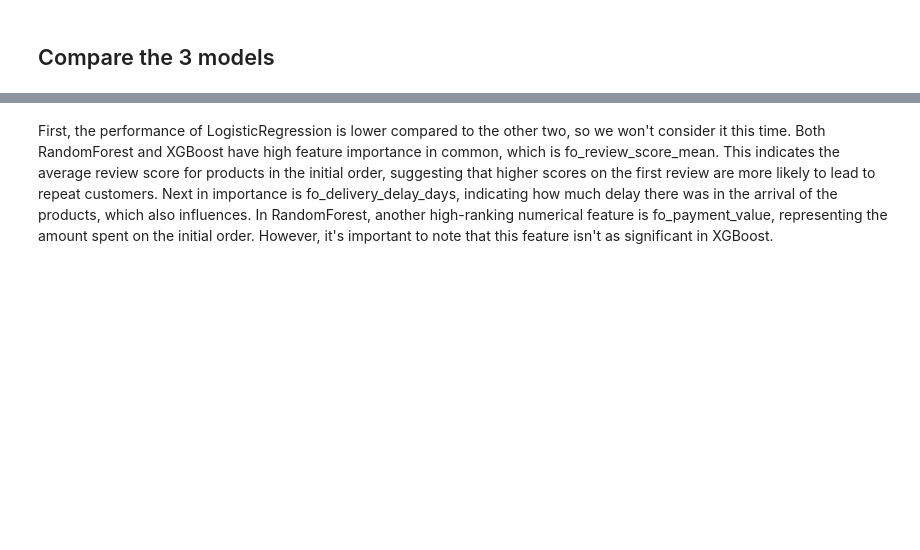
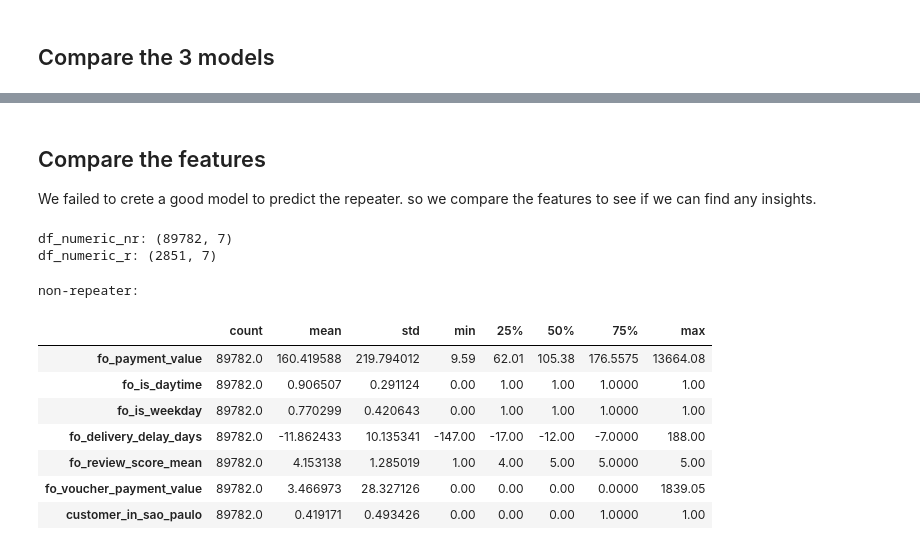
Before and after one commit to Yuki-bach/marketing, a Jupyter notebook: notebooks/classify_repeaters.ipynb, the cells around one changed output, grey strips where cells are left out. Drawn from its saved outputs; the diff is of its cells as text; code cells hidden in the pictures; blank space fills up the shorter version.

```diff
--- a/notebooks/classify_repeaters.ipynb
+++ b/notebooks/classify_repeaters.ipynb
@@ -423,2 +430,28 @@ combined_importances
-# %% [markdown]
-First, the performance of LogisticRegression is lower compared to the other two, so we won't consider it this time. Both RandomForest and XGBoost have high feature importance in common, which is fo_review_score_mean. This indicates the average review score for products in the initial order, suggesting that higher scores on the first review are more likely to lead to repeat customers. Next in importance is fo_delivery_delay_days, indicating how much delay there was in the arrival of the products, which also influences. In RandomForest, another high-ranking numerical feature is fo_payment_value, representing the amount spent on the initial order. However, it's important to note that this feature isn't as significant in XGBoost.
+# %% [markdown]
+## Compare the features
+
+We failed to crete a good model to predict the repeater. so we compare the features to see if we can find any insights.
+# %%
+df_numeric_nr = df_numeric[df_numeric['repeater'] == 0].drop(columns=['repeater', 'frequency', 'recency', 'monetary', 'rfm_score'])
+df_numeric_r = df_numeric[df_numeric['repeater'] == 1].drop(columns=['repeater', 'frequency', 'recency', 'monetary', 'rfm_score'])
+
+print(f"df_numeric_nr: {df_numeric_nr.shape}")
+print(f"df_numeric_r: {df_numeric_r.shape}")
+# %% [output]
+df_numeric_nr: (89782, 7)
+df_numeric_r: (2851, 7)
+# %%
+# compare describe() of df_numeric_nr and df_numeric_r
+
+print("non-repeater: ")
+df_numeric_nr.describe().T
+# %% [output]
+non-repeater:
+|  | count | mean | std | min | 25% | 50% | 75% | max |
+| fo_payment_value | 89782.0 | 160.419588 | 219.794012 | 9.59 | 62.01 | 105.38 | 176.5575 | 13664.08 |
+| fo_is_daytime | 89782.0 | 0.906507 | 0.291124 | 0.00 | 1.00 | 1.00 | 1.0000 | 1.00 |
+| fo_is_weekday | 89782.0 | 0.770299 | 0.420643 | 0.00 | 1.00 | 1.00 | 1.0000 | 1.00 |
+| fo_delivery_delay_days | 89782.0 | -11.862433 | 10.135341 | -147.00 | -17.00 | -12.00 | -7.0000 | 188.00 |
+| fo_review_score_mean | 89782.0 | 4.153138 | 1.285019 | 1.00 | 4.00 | 5.00 | 5.0000 | 5.00 |
+| fo_voucher_payment_value | 89782.0 | 3.466973 | 28.327126 | 0.00 | 0.00 | 0.00 | 0.0000 | 1839.05 |
+| customer_in_sao_paulo | 89782.0 | 0.419171 | 0.493426 | 0.00 | 0.00 | 0.00 | 1.0000 | 1.00 |
```
Also changed, not shown: parts of 12 cells of this notebook.
